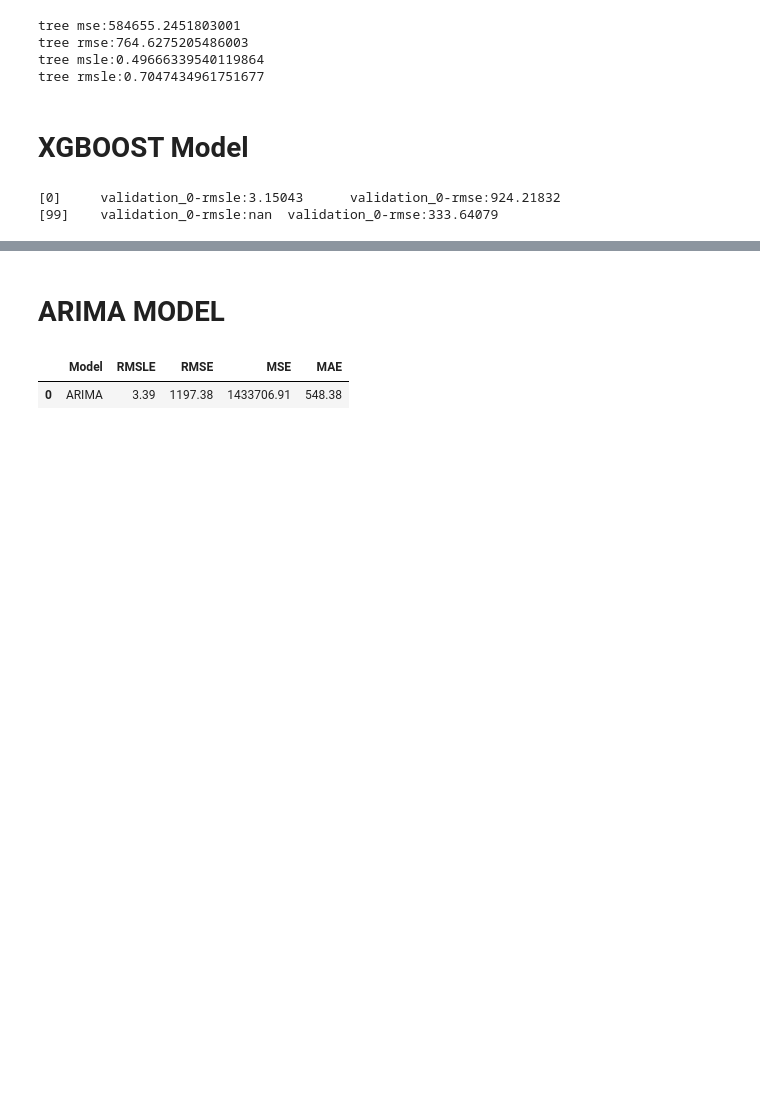
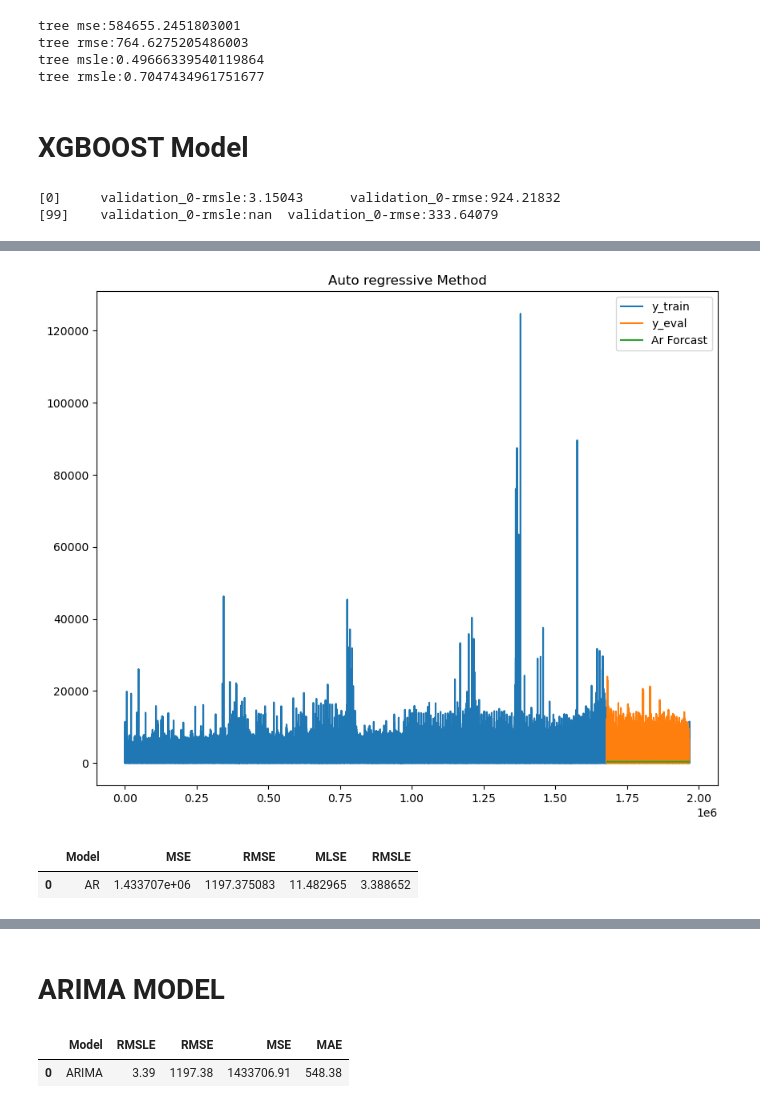
Before and after one commit to obiuzoma/LP3_project, a Jupyter notebook: lp3.ipynb, the cells around one changed output, grey strips where cells are left out. Saved outputs shown, nothing was run; the diff lists cells and outputs as text; code cells hidden in the pictures; blank space fills up the shorter version.

Commit message:
visualization and modelling

```diff
--- a/lp3.ipynb
+++ b/lp3.ipynb
@@ -1269,0 +1273,2 @@ TypeError: can only concatenate list (not "str") to list
+# %%
+model= AutoReg(y_train ,lags=5).fit()
@@ -1269,0 +1300,15 @@ TypeError: can only concatenate list (not "str") to list
+# %%
+Ar_pred = model.predict(start = len(y_train),
+                         end = len(y_train)+len(y_eval)-1,
+                         dynamic= False
+                         )
+# %%
+plt.figure(figsize=(10,8))
+plt.plot(y_train, label= 'y_train')
+plt.plot(y_eval, label='y_eval')
+plt.plot(Ar_pred, label='Ar Forcast')
+plt.legend(loc="best")
+plt.title('Auto regressive Method')
+plt.show()
+# %% [output]
+[figure, added]
@@ -1269,0 +1325,5 @@ TypeError: can only concatenate list (not "str") to list
+# %%
+model_df
+# %% [output]
+|  | Model | MSE | RMSE | MLSE | RMSLE |
+| 0 | AR | 1.433707e+06 | 1197.375083 | 11.482965 | 3.388652 |
```
Also changed, not shown: parts of 16 cells of this notebook.
